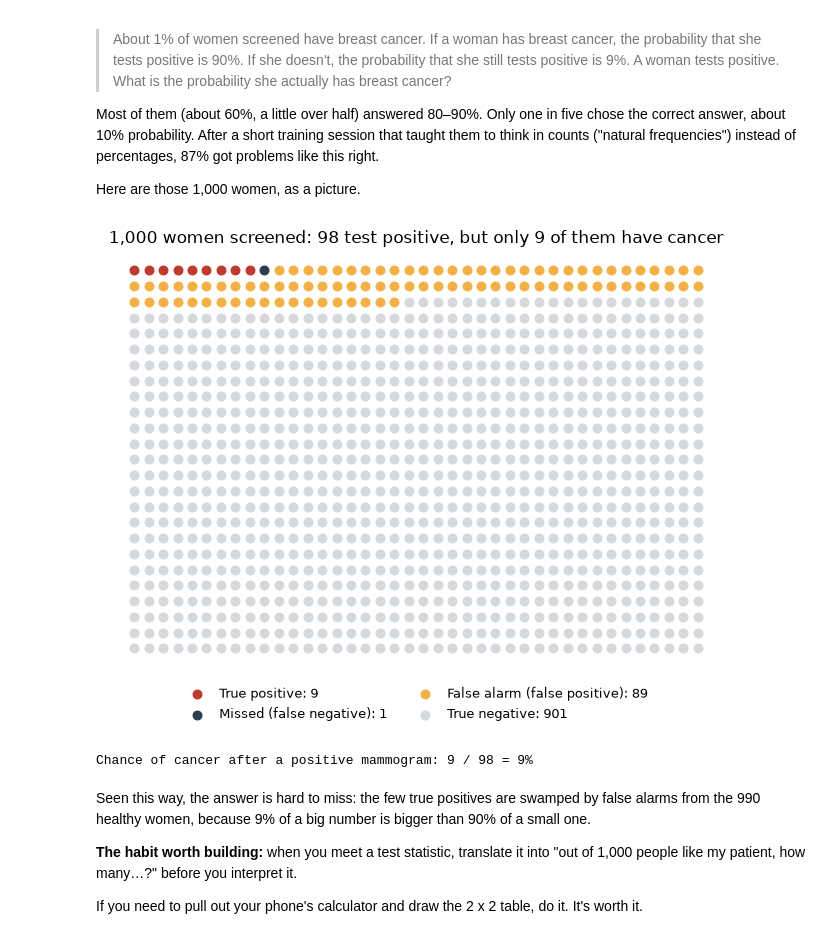
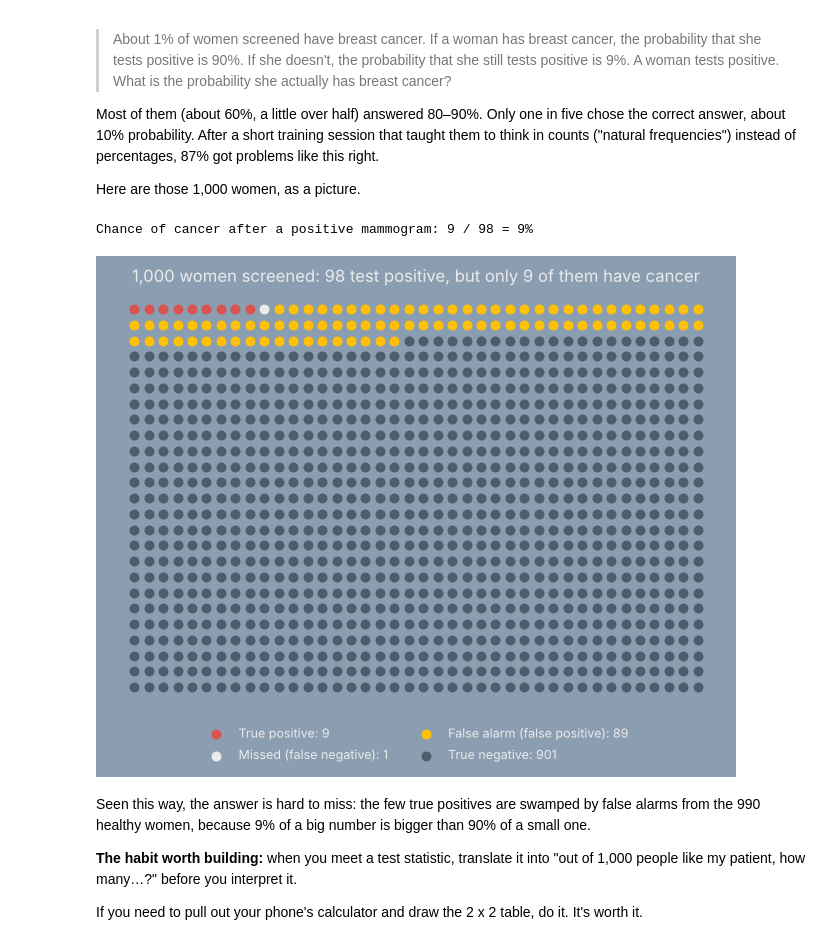
Before and after one commit to jliu771/jliu771.github.io, a Jupyter notebook: posts/sensitivity-is-not-ppv/index.ipynb, the cells around one changed output. Saved outputs shown, nothing was run; the diff lists cells and outputs as text; code cells hidden in the pictures.

```diff
--- a/posts/sensitivity-is-not-ppv/index.ipynb
+++ b/posts/sensitivity-is-not-ppv/index.ipynb
@@ -55,6 +55,21 @@ from scipy import stats
 rng = np.random.default_rng(42)
 pd.set_option("display.precision", 3)
 plt.rcParams["figure.figsize"] = (7, 4)
+
+# Chart colours that match the blog's dark (Superhero) theme
+# PANEL is a lighter navy at 55% opacity, so the page background shows through slightly
+PANEL, LEGEND = "#2b4c6f8c", "#254464"
+INK, MUTED, GRID = "#ebebeb", "#a9b3bd", "#3d5a78"
+PALETTE = ["#df6919", "#5bc0de", "#5cb85c", "#ffc107", "#d9534f", "#4c9be8"]
+plt.rcParams.update({
+    "figure.facecolor": PANEL, "axes.facecolor": "none", "savefig.facecolor": PANEL,
+    "text.color": INK, "axes.labelcolor": INK, "axes.titlecolor": INK,
+    "xtick.color": MUTED, "ytick.color": MUTED, "axes.edgecolor": GRID, "grid.color": GRID,
+    "legend.facecolor": LEGEND, "legend.edgecolor": GRID, "legend.labelcolor": INK,
+    "axes.prop_cycle": plt.cycler(color=PALETTE),
+    "boxplot.boxprops.color": INK, "boxplot.whiskerprops.color": INK, "boxplot.capprops.color": INK,
+    "boxplot.medianprops.color": PALETTE[0], "boxplot.flierprops.markeredgecolor": MUTED,
+})
 # %% [markdown]
 ## 1. Two questions that sound alike
 
@@ -196,30 +211,30 @@ Here are those 1,000 women, as a picture.
 # %%
 counts = follow_patients(pretest=0.01, sensitivity=0.90, specificity=0.91)
 tp = round(counts.loc["Has the disease", "Test positive"])     # 9
 fn = round(counts.loc["Has the disease", "Test negative"])     # 1
 fp = round(counts.loc["Doesn't have it", "Test positive"])     # 89
 tn = 1000 - tp - fn - fp
 
 groups = (["True positive"] * tp + ["Missed (false negative)"] * fn
           + ["False alarm (false positive)"] * fp + ["True negative"] * tn)
-colours = {"True positive": "#c0392b", "Missed (false negative)": "#2c3e50",
-           "False alarm (false positive)": "#f5b041", "True negative": "#d5d8dc"}
+colours = {"True positive": "#d9534f", "Missed (false negative)": INK,
+           "False alarm (false positive)": "#ffc107", "True negative": "#4e5d6c"}
 xs, ys = np.meshgrid(np.arange(40), np.arange(25))
 xs, ys = xs.ravel(), ys.ravel()[::-1]
 
 fig, ax = plt.subplots(figsize=(8, 5.4))
 for g, col in colours.items():
     idx = [i for i, grp in enumerate(groups) if grp == g]
     n_g = len(idx)
     ax.scatter(xs[idx], ys[idx], s=38, color=col, label=f"{g}: {n_g}")
 ax.set_axis_off()
 ax.set_title(f"1,000 women screened: {tp + fp} test positive, but only {tp} of them have cancer")
 ax.legend(loc="upper center", bbox_to_anchor=(0.5, -0.02), ncol=2, frameon=False, fontsize=9)
 plt.show()
 print(f"Chance of cancer after a positive mammogram: {tp} / {tp + fp} = {tp / (tp + fp):.0%}")
 # %% [output]
+Chance of cancer after a positive mammogram: 9 / 98 = 9%
-[figure, old version]
+[figure, new version]
-Chance of cancer after a positive mammogram: 9 / 98 = 9%
 # %% [markdown]
 Seen this way, the answer is hard to miss: the few true positives are swamped by false alarms from the 990 healthy women, because 9% of a big number is bigger than 90% of a small one.
 
```
Also changed, not shown: parts of 2 cells of this notebook, 3 other files.
